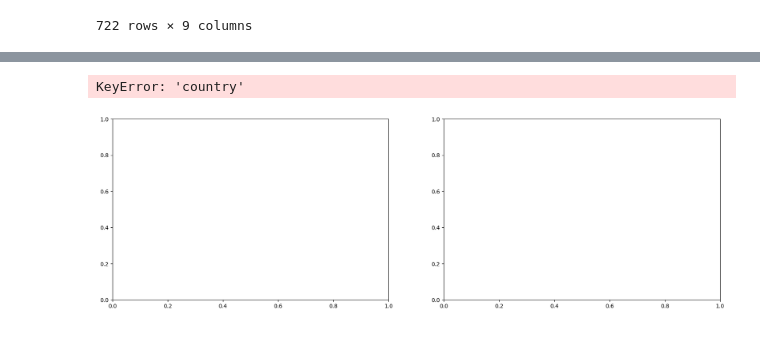
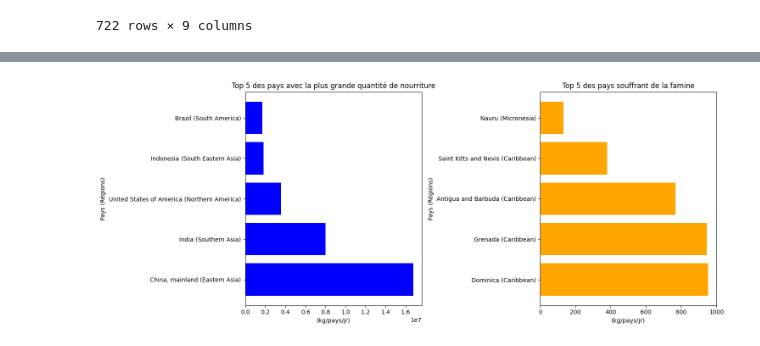
Before and after one commit to Hamza-Benhammou/brief_data_CCH, a Jupyter notebook: brief_data_CCH copy.ipynb, the cells around one changed output, grey strips where cells are left out. Saved outputs shown, nothing was run; the diff lists cells and outputs as text; code cells hidden in the pictures.

Commit message:
graphiques top 5 fonctionnels

```diff
--- a/brief_data_CCH copy.ipynb
+++ b/brief_data_CCH copy.ipynb
@@ -623,9 +651,6 @@ display(df_averages)
 # %%
-# # GRAPHIQUE zone/food (kg/pays/an)
-df_averages_sorted = df_averages.sort_values(by="food_supply_quantity_kg_capita_yr", ascending=False)
-
 plt.figure(figsize=(12, 8))
-plt.barh(df_averages_sorted.index.get_level_values("zone"), df_averages_sorted["food_supply_quantity_kg_capita_yr"], color="blue")
+plt.barh(df_subset["zone"], df_subset["food_supply_quantity_kg_capita_yr"], color="blue")
 plt.xlabel("Quantité alimentaire fournie (kg par habitant par an)")
 plt.ylabel("Zone")
 plt.title("Moyenne de la quantité alimentaire fournie par zone (2019)")
@@ -639,5 +664,5 @@ plt.show()
 # %%
-top_5_countries_rich = df_averages.head(5)
+top_5_countries_rich = df_averages_sorted.head(5)
 
 display(top_5_countries_rich)
 # %% [output]
@@ -651,5 +675,5 @@ display(top_5_countries_rich)
 # %%
-top_5_countries_poor = df_averages.tail(5)
+top_5_countries_poor = df_averages_sorted.tail(5)
 
 display(top_5_countries_poor)
 # %% [output]
@@ -663,4 +685,0 @@ display(top_5_countries_poor)
-# %%
-top_5_countries_rich = df_averages.head(5)
-
-display(top_5_countries_rich)
@@ -675,28 +686,22 @@ display(top_5_countries_rich)
 # %%
-
-# Création de la figure avec deux sous-graphiques
-fig, (ax1, ax2) = plt.subplots(1, 2, figsize=(20, 6))
+fig, (ax1, ax2) = plt.subplots(1, 2, figsize=(15, 6))
 
 # Graphique pour les pays les plus pauvres
 ax1.barh(top_5_countries_rich["country"] + " (" + top_5_countries_rich["zone"] + ")", top_5_countries_rich["food_supply_quantity_kg_capita_yr"], color="blue")
-ax1.set_xlabel("Food Supply Quantity (kg/capita/yr)")
-ax1.set_ylabel("Country (Zone)")
-ax1.set_title("Top 5 Countries - Poor")
+ax1.set_xlabel("(kg/pays/jr)")
+ax1.set_ylabel("Pays (Régions)")
+ax1.set_title("Top 5 des pays avec la plus grande quantité de nourriture")
 
 # Graphique pour les pays les plus riches
 ax2.barh(top_5_countries_poor["country"] + " (" + top_5_countries_poor["zone"] + ")", top_5_countries_poor["food_supply_quantity_kg_capita_yr"], color="orange")
-ax2.set_xlabel("Food Supply Quantity (kg/capita/yr)")
-ax2.set_ylabel("Country (Zone)")
-ax2.set_title("Top 5 Countries - Rich")
+ax2.set_xlabel("(kg/pays/jr)")
+ax2.set_ylabel("Pays (Régions)")
+ax2.set_title("Top 5 des pays souffrant de la famine")
 
-# Ajustement de l"espace entre les graphiques
 plt.tight_layout()
-
-# Affichage de la figure
 plt.show()
 
 # ajouter la colonne "zone" = plus détaillé
 # ajouter une section avec un graphique viande/vegetal
 # %% [output]
-KeyError: 'country'
-[figure, old version]
+[figure, new version]
```
Also changed, not shown: parts of 11 cells of this notebook.
